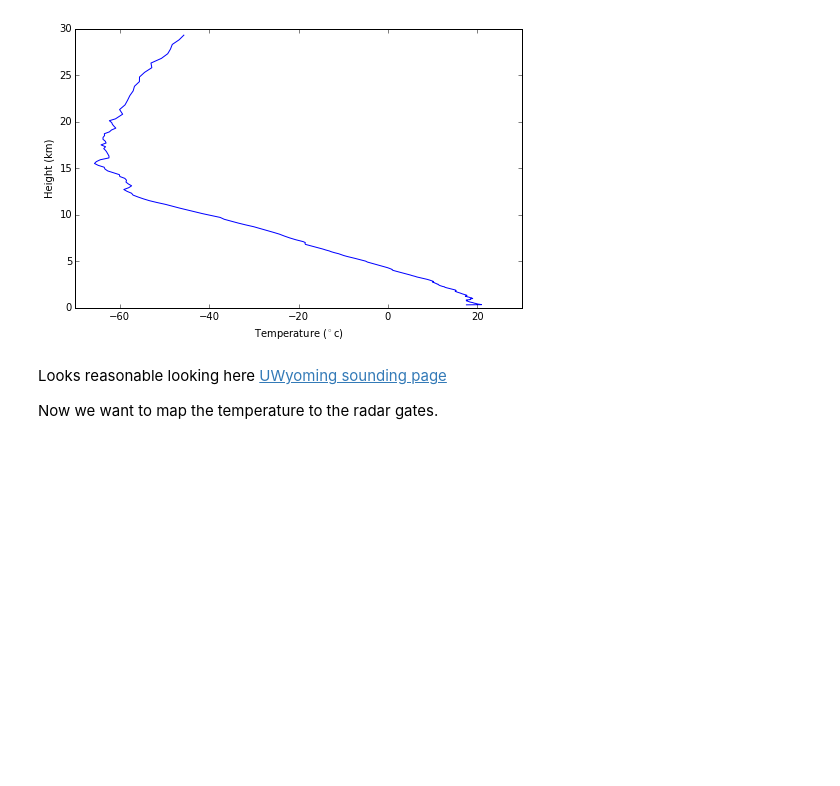
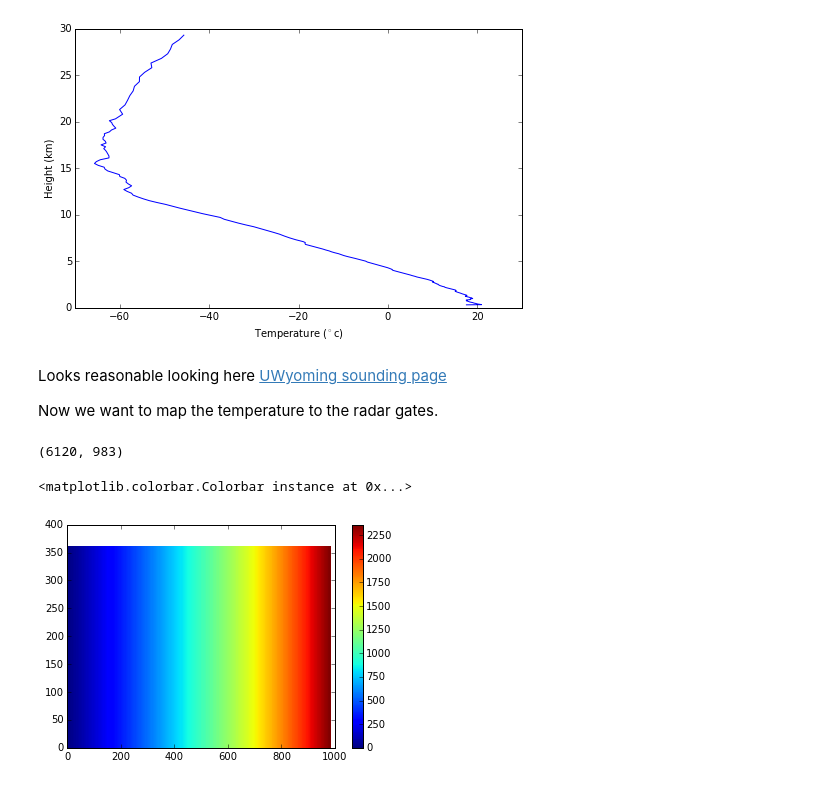
Before and after one commit to ANL-DIGR/openvap, a Jupyter notebook: development/cmac2/notebooks/2 Fuzzy Logic exploration, a simple stab.ipynb, the cells around one changed output. Cells and saved outputs as stored; diff of their text form; code cells hidden in the pictures; blank space fills up the shorter version.

```diff
--- a/development/cmac2/notebooks/2 Fuzzy Logic exploration, a simple stab.ipynb
+++ b/development/cmac2/notebooks/2 Fuzzy Logic exploration, a simple stab.ipynb
@@ -147,0 +178,15 @@ def map_profile_to_gates()
+# %%
+rg, azg = np.meshgrid(csapr_radar.range['data'], csapr_radar.azimuth['data'] )
+rg, eleg = np.meshgrid(csapr_radar.range['data'], csapr_radar.elevation['data'])
+x,y,z = pyart.io.common.radar_coords_to_cart(rg /1000.0, azg, eleg)
+# %%
+print(z.shape)
+# %% [output]
+(6120, 983)
+# %%
+fig = plt.figure()
+plt.pcolormesh(z[0:360, :])
+plt.colorbar()
+# %% [output]
+<matplotlib.colorbar.Colorbar instance at 0x...>
+[figure, added]
```
Also changed, not shown: parts of 2 cells of this notebook.
